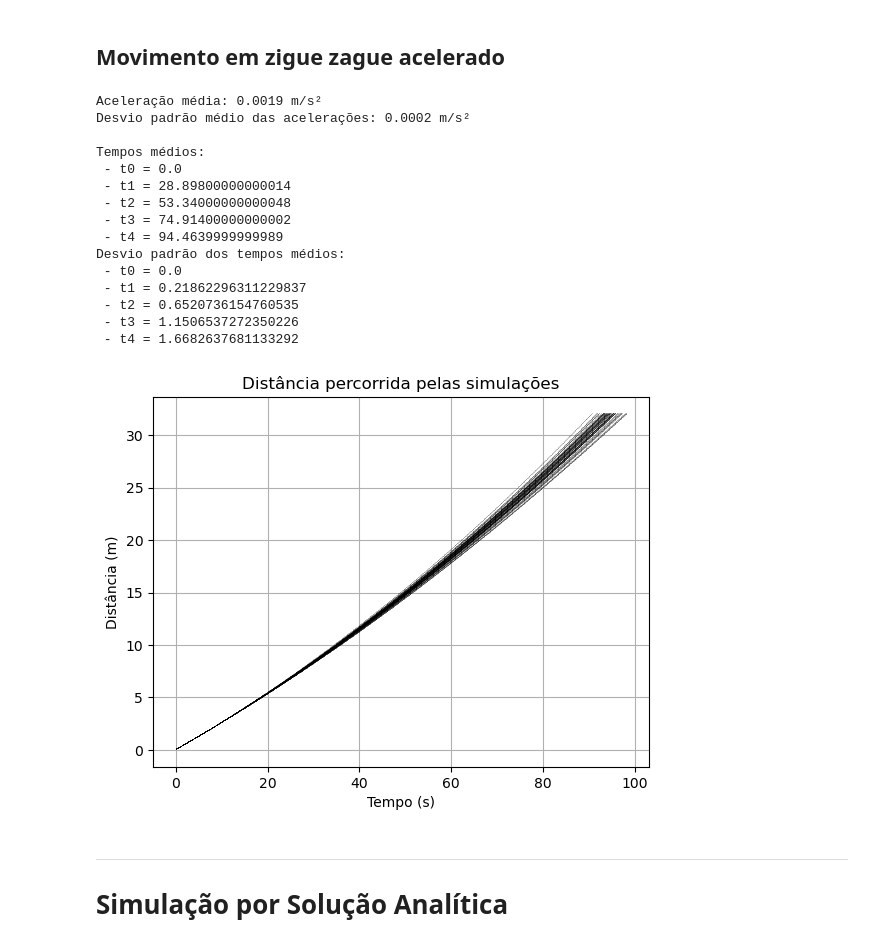
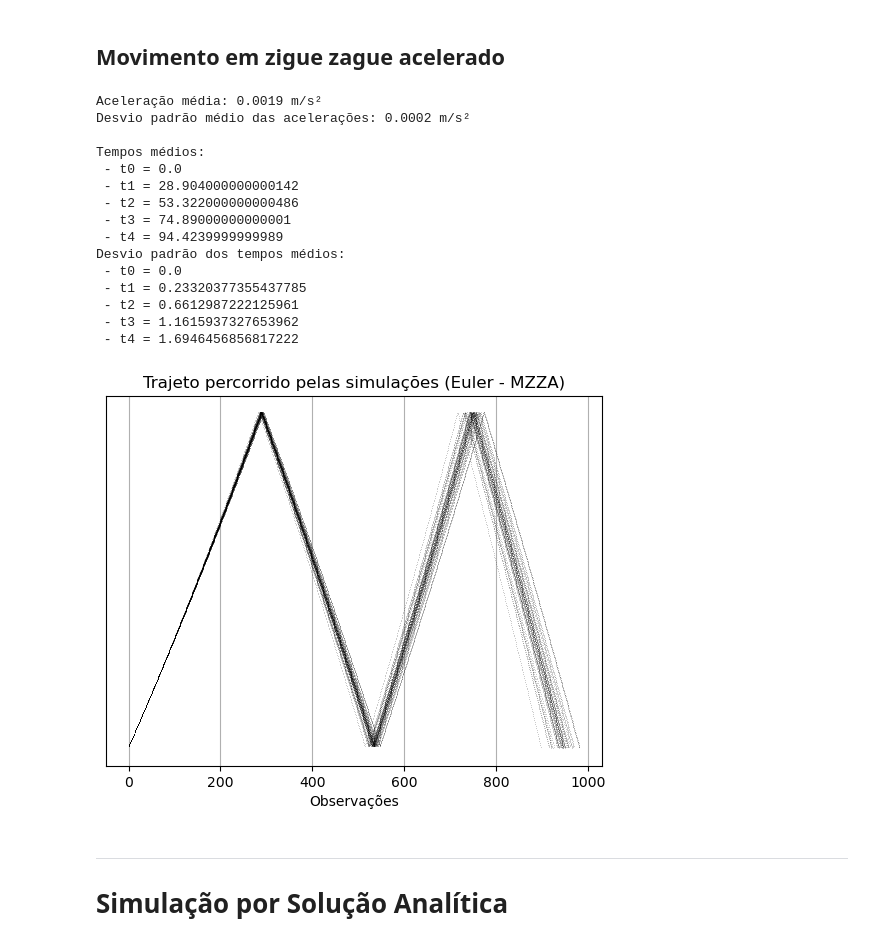
Before and after one commit to RafaBSales/MAC0209-EP2, a Jupyter notebook: ep2.ipynb, the cells around one changed output. Cells and saved outputs as stored; diff of their text form; code cells hidden in the pictures.

```diff
--- a/ep2.ipynb
+++ b/ep2.ipynb
@@ -848,13 +861,14 @@ print("Desvio padrão dos tempos médios:")
 for i in range(5):
     print(f" - t{i} = {np.std(ts[i])}")
 
+# Para criar o gráfico em zigue zague
+zzx = [[i for i in xi if i < 8] + [16-i for i in xi if 8 <= i < 16] + [i-16 for i in xi if 16 <= i < 24] + [32-i for i in xi if i >= 24] for xi in xe]
 for j in range(50):
-    xaxis = np.linspace(0, ts[4][j], len(xe[j]))
-    plt.plot(xaxis, xe[j], ',k', alpha=0.2)
+    plt.plot(zzx[j], ',k', alpha=0.2)
 
-plt.title('Distância percorrida pelas simulações')
-plt.ylabel('Distância (m)')
-plt.xlabel('Tempo (s)')
+plt.title('Trajeto percorrido pelas simulações (Euler - MZZU)')
+plt.yticks([], [])
+plt.xlabel('Observações')
 plt.grid(True)
 plt.show()
 # %% [output]
@@ -995,47 +1009,48 @@ for j in range(50):
 print(f"Aceleração média: {np.mean(kss):.4f} m/s²")
 print(f"Desvio padrão médio das acelerações: {np.std(kss):.4f} m/s²\n")
 
 df = pd.DataFrame(list(zip(*ts)), columns=['t0', 't1', 't2,', 't3', 't4'])
 df.to_csv('Dados/MZZA_tempos_Euler.csv', index=False, decimal=',')
 
 data = {'aceleração': kss}
 df = pd.DataFrame(data)
 df.to_csv('Dados/MZZA_dados_Euler.csv', index=False, decimal=',')
 
 print("Tempos médios:")
 for i in range(5):
     print(f" - t{i} = {np.mean(ts[i])}")
 
 print("Desvio padrão dos tempos médios:")
 for i in range(5):
     print(f" - t{i} = {np.std(ts[i])}")
 
+# Para criar o gráfico em zigue zague
+zzx = [[i for i in xi if i < 8] + [16-i for i in xi if 8 <= i < 16] + [i-16 for i in xi if 16 <= i < 24] + [32-i for i in xi if i >= 24] for xi in xe]
 for j in range(50):
-    xaxis = np.linspace(0, ts[4][j], len(xe[j]))
-    plt.plot(xaxis, xe[j], ',k', alpha=0.2)
+    plt.plot(zzx[j], ',k', alpha=0.2)
 
-plt.title('Distância percorrida pelas simulações')
-plt.ylabel('Distância (m)')
-plt.xlabel('Tempo (s)')
+plt.title('Trajeto percorrido pelas simulações (Euler - MZZA)')
+plt.yticks([], [])
+plt.xlabel('Observações')
 plt.grid(True)
 plt.show()
 # %% [output]
 Aceleração média: 0.0019 m/s²
 Desvio padrão médio das acelerações: 0.0002 m/s²
 
 Tempos médios:
  - t0 = 0.0
- - t1 = 28.89800000000014
- - t2 = 53.34000000000048
- - t3 = 74.91400000000002
- - t4 = 94.4639999999989
+ - t1 = 28.904000000000142
+ - t2 = 53.322000000000486
+ - t3 = 74.89000000000001
+ - t4 = 94.4239999999989
 Desvio padrão dos tempos médios:
  - t0 = 0.0
- - t1 = 0.21862296311229837
- - t2 = 0.6520736154760535
- - t3 = 1.1506537272350226
- - t4 = 1.6682637681133292
+ - t1 = 0.23320377355437785
+ - t2 = 0.6612987222125961
+ - t3 = 1.1615937327653962
+ - t4 = 1.6946456856817222
-[figure, old version]
+[figure, new version]
 # %% [markdown]
 ---
 # Simulação por Solução Analítica
```
Also changed, not shown: parts of 30 cells of this notebook.
